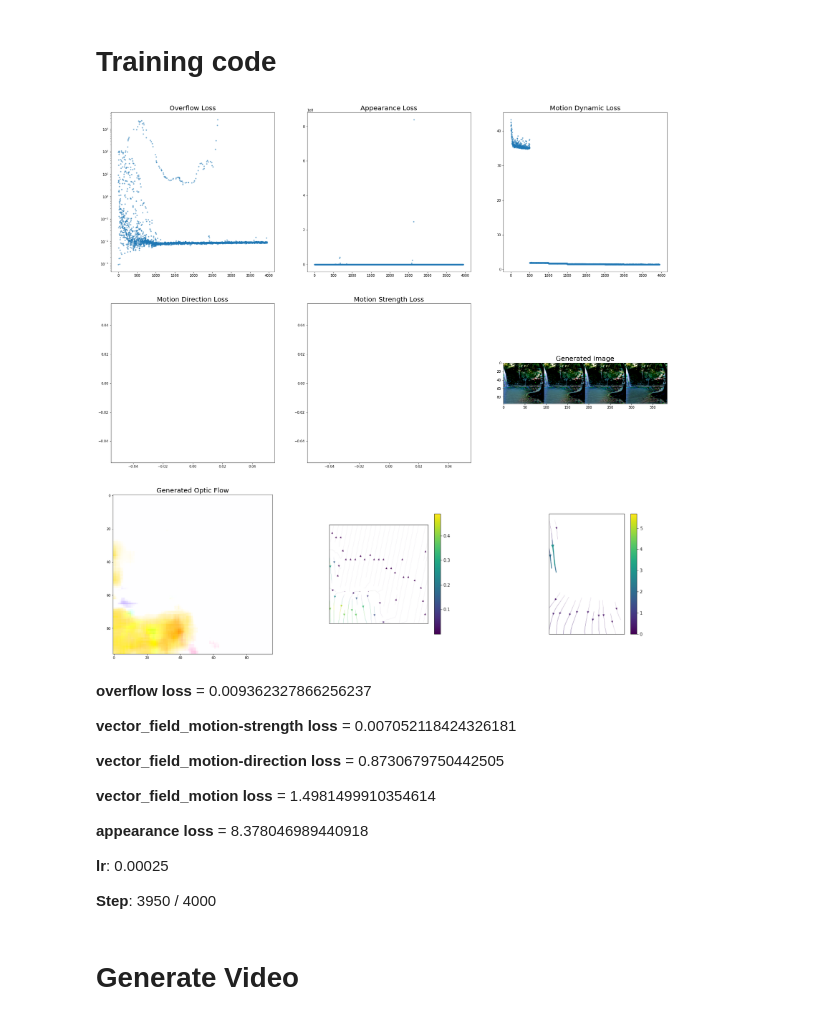
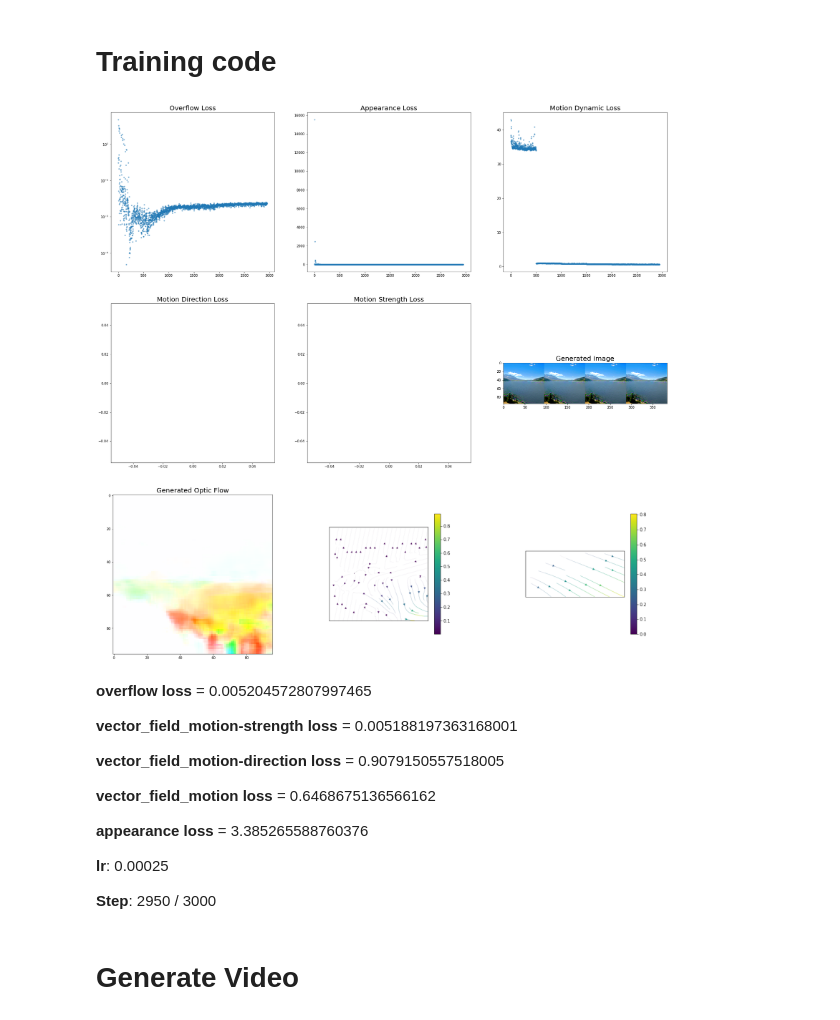
Before and after one commit to Morpheo1/DyNCAwithCLIP, a Jupyter notebook: notebooks/vector_field_motion_water_masked.ipynb, the cells around one changed output. Cells and saved outputs as stored; diff of their text form; code cells hidden in the pictures.

```diff
--- a/notebooks/vector_field_motion_water_masked.ipynb
+++ b/notebooks/vector_field_motion_water_masked.ipynb
@@ -54,15 +52,15 @@ class Args:
         self.motion_img_size = self.img_size
         self.crop = True
         self.mask = "water" # "flow" / "water" / None
-        self.mask_smooth = 15
+        self.mask_smooth = 0
         self.flow_sensibility = 0 # useful for when we create a mask from flow
         self.theta_filters = 0
         self.pretrained_path = "pretrained_models"
         self.output_dir = "out/VectorFieldMotion"
         self.video_length = 10
         self.video_only = False
-        self.target_appearance_path = "data/VectorFieldMotion/01004_02856_input.jpg"
-        self.target_vector_field_path = "data/VectorFieldMotion/01004_02856_motion.pth"
+        self.target_appearance_path = "data/VectorFieldMotion/01006_00348_input.jpg"
+        self.target_vector_field_path = "data/VectorFieldMotion/01006_00348_motion.pth"
 
         """NCA related arguments"""
         self.nca_pool_size = 128
@@ -90,7 +88,7 @@ class Args:
         self.overflow_loss_weight = 100.0
 
         """Train setting"""
-        self.max_iterations = 4000
+        self.max_iterations = 3000
         self.save_every = 50
         self.batch_size = 4
         self.lr = 1e-3
@@ -127,6 +125,7 @@ if args.mask == "flow":
     update_mask = flow_to_mask(target_vector_field, eps=args.flow_sensibility, c=args.nca_c_in)
 elif args.mask == "water":
     update_mask = water_to_mask(args.target_appearance_path, size=args.img_size,pretrained_path=args.pretrained_path, device=args.DEVICE, c=args.nca_c_in)
+    update_mask = torch.round(update_mask)
 update_mask = smooth_mask(update_mask, smoothness=args.mask_smooth)
 print("Mask: ")
 plt.imshow(update_mask[0,:3].permute(1, 2, 0), vmin=0)
@@ -358,6 +355,7 @@ for i in pbar:
             plt.subplot(3,3,2)
             plt.title("Appearance Loss", fontsize = 20)
             plt.plot(loss_log_dict['appearance'], '.',alpha = 0.5)
+            plt.ylim(np.min(loss_log_dict['appearance']) - 0.5, np.quantile(loss_log_dict['appearance'], 0.95) + 0.5)
 
             plt.subplot(3,3,3)
             plt.title("Motion Dynamic Loss", fontsize = 20)
@@ -365,56 +363,56 @@ for i in pbar:
 
             plt.subplot(3,3,4)
             plt.title("Motion Direction Loss", fontsize = 20)
-            plt.plot(loss_log_dict['vector_field_motion-direction_loss'], '.', alpha = 0.5)
+            plt.plot(loss_log_dict['vector_field_motion-direction'], '.', alpha = 0.5)
 
             plt.subplot(3,3,5)
             plt.title("Motion Strength Loss", fontsize = 20)
-            plt.plot(loss_log_dict['vector_field_motion-strength_diff'], '.', alpha = 0.5)
+            plt.plot(loss_log_dict['vector_field_motion-strength'], '.', alpha = 0.5)
 
             plt.subplot(3,3,6)
             plt.title("Generated Image", fontsize = 20)
             plt.imshow(img_show)
 
             plt.subplot(3,3,7)
             plt.title("Generated Optic Flow", fontsize = 20)
             plt.imshow(gen_flow_show)
 
             plt.subplot(3,3,8)
             plt.axis("off")
             plt.imshow(generated_flow_vector_field)
 
             plt.subplot(3,3,9)
             plt.axis("off")
             plt.imshow(target_flow_vector_field)
 
             plt.show()
 
             display_dict = copy.deepcopy(batch_loss_log_dict)
             display_str = "\n\n".join([f"**{k} loss** = {display_dict[k]}" for k in display_dict])
             display_str += f"\n\n**lr**: {lr_scheduler.get_lr()[0]} \n\n"
             display_str += f"**Step**: {i} / {args.max_iterations} \n\n"
 
             display(Markdown(display_str), display_id='stats')
 
 if not args.video_only:
     torch.save(nca_model, f"{output_dir}/model.pth")
 else:
     layered_nca = torch.load(f"{output_dir}/model.pth")
 # %% [output]
-[figure, old version]
+[figure, new version]
-**overflow loss** = 0.009362327866256237
+**overflow loss** = 0.005204572807997465
 
-**vector_field_motion-strength loss** = 0.007052118424326181
+**vector_field_motion-strength loss** = 0.005188197363168001
 
-**vector_field_motion-direction loss** = 0.8730679750442505
+**vector_field_motion-direction loss** = 0.9079150557518005
 
-**vector_field_motion loss** = 1.4981499910354614
+**vector_field_motion loss** = 0.6468675136566162
 
-**appearance loss** = 8.378046989440918
+**appearance loss** = 3.385265588760376
 
 **lr**: 0.00025
 
-**Step**: 3950 / 4000
+**Step**: 2950 / 3000
 # %% [markdown]
 # Generate Video
 # %%
```
Also changed, not shown: parts of 7 cells of this notebook, 3 other files.
